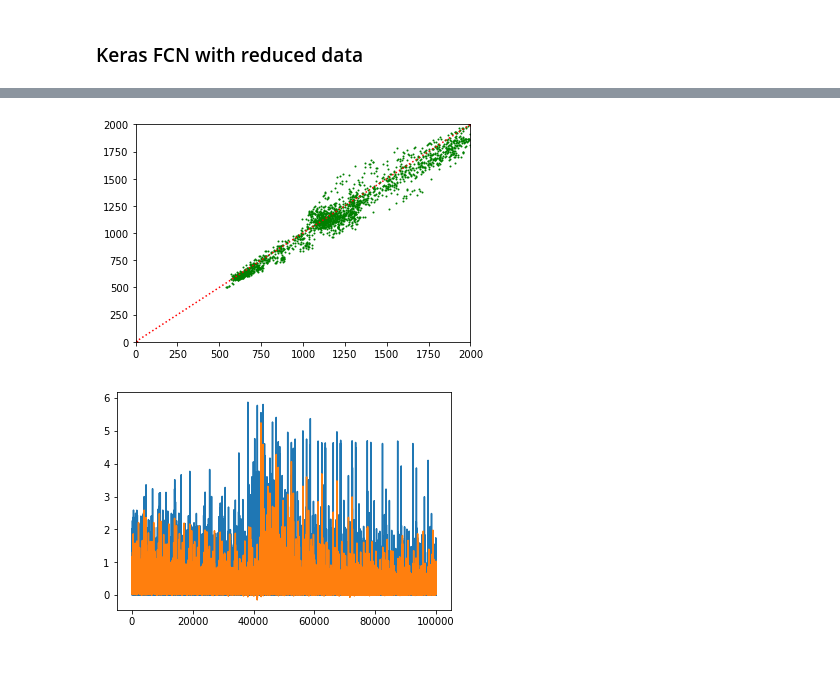
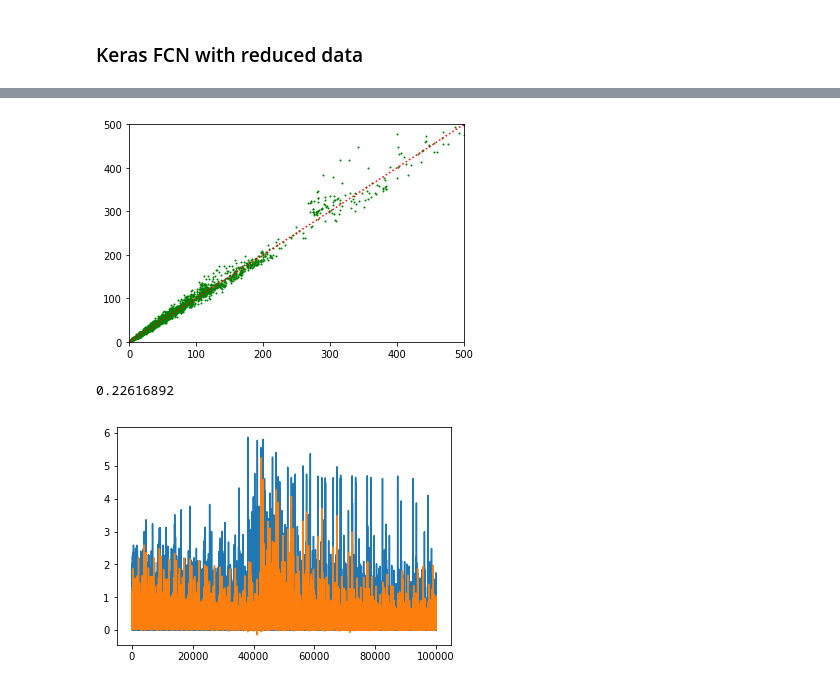
Before and after one commit to elfayoumi/westernpower-smartmeter, a Jupyter notebook: KerasModel2.ipynb, the cells around one changed output, grey strips where cells are left out. Cells and saved outputs as stored; diff of their text form; code cells hidden in the pictures.

Commit message:
adding some charts

```diff
--- a/KerasModel2.ipynb
+++ b/KerasModel2.ipynb
@@ -164,12 +166,13 @@ Trainable params: 501,937
 Non-trainable params: 0
 __________________________________________________________________________________________________
 # %%
-TestG = BcolzDataGenerator('data/processed_main_sorted', batch_size, split, split2 )
-preds = fcn_model.predict_generator(TestG, steps=1000)
+TestG = BcolzDataGenerator('data/processed_main_sorted', batch_size, split2, split3 )
+preds = fcn_model.predict_generator(TestG, steps=100)
 # %%
 da = bcolz.open(rootdir='data/processed_main_sorted', mode='r')
-ts = y = da[split:split+(1000*batch_size), allcols.index('ts_int')]
-y = da[split:split+(1000*batch_size),-1:]
+ts = da[split2:split2+(100*batch_size), allcols.index('ts_int')]
+acorn =  da[split2:split2+(100*batch_size), allcols.index('Acorn')]
+y = da[split2:split2+(100*batch_size),-1:]
 rmse_result = rmse(preds,y)
 print ("RMSE is ", rmse_result )
 # %% [output]
@@ -177,5 +180,2 @@ RMSE is  0.227357
 # %%
-df = pd.DataFrame({'ts_int':ts, 'prediction':preds[:,0],'actual':y[:,0]})
-df2= df.groupby(['ts_int'],as_index = False).sum()
-plt.plot(df2[['actual','prediction']])
-plt.show()
+df = pd.DataFrame({'ts_int':ts, 'Acorn':acorn, 'prediction':preds[:,0],'actual':y[:,0]})
@@ -196,10 +210,15 @@ print (ts_int_to_datetime(ts[-1]))
 # %%
+df2 = df.groupby(['ts_int', 'Acorn']).sum()
 plt.scatter(df2['actual'].values, df2['prediction'].values, c='green', s=1)
-plt.plot([0,2000],[0,2000], c= "red", marker='.', linestyle=':')
-plt.axis([0,2000 , 0, 2000])
+plt.plot([0,500],[0,500], c= "red", marker='.', linestyle=':')
+plt.axis([0,500 , 0, 500])
 plt.show()
 # %% [output]
-[figure, old version]
+[figure, new version]
+# %%
+rmse( df2['prediction'].values, df2['actual'].values) / np.std(df2['actual'].values)
+# %% [output]
+0.22616892
 # %%
 plt.plot(y[:100000])
 plt.plot(preds[:100000])
```
Also changed, not shown: parts of 8 cells of this notebook.
